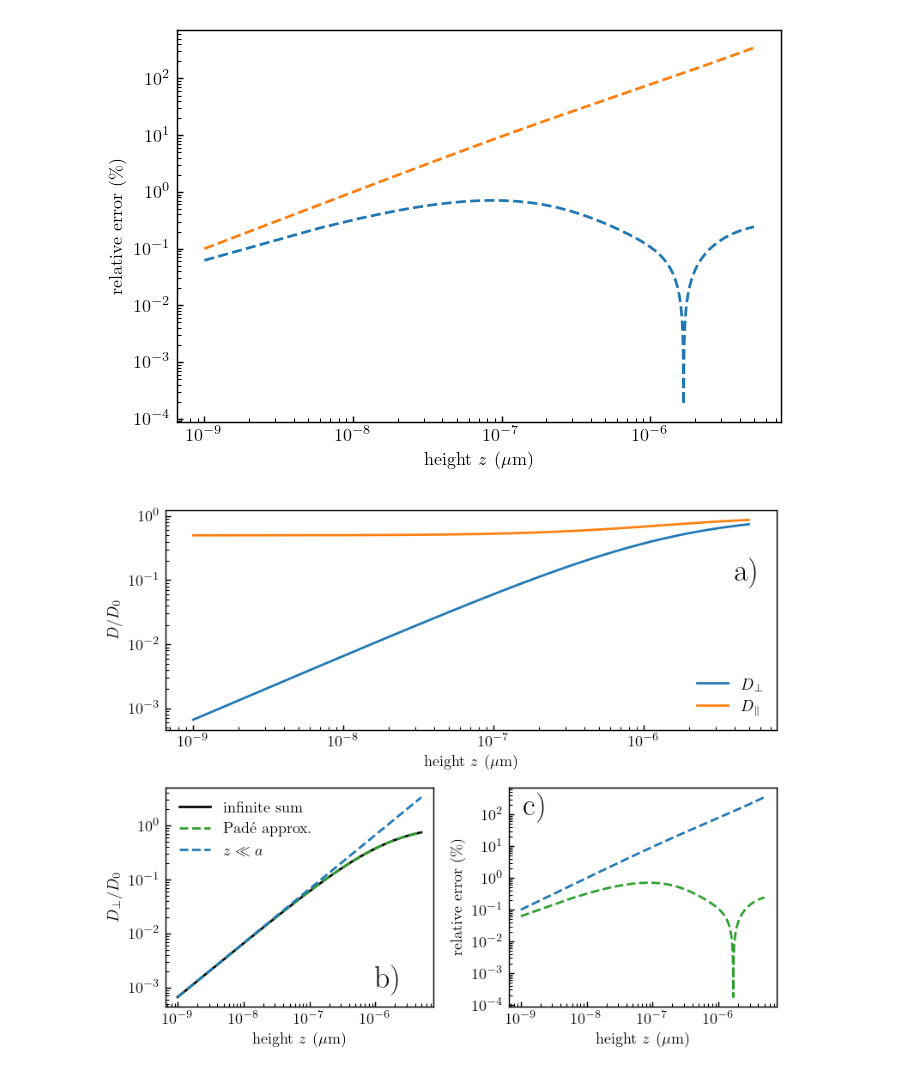
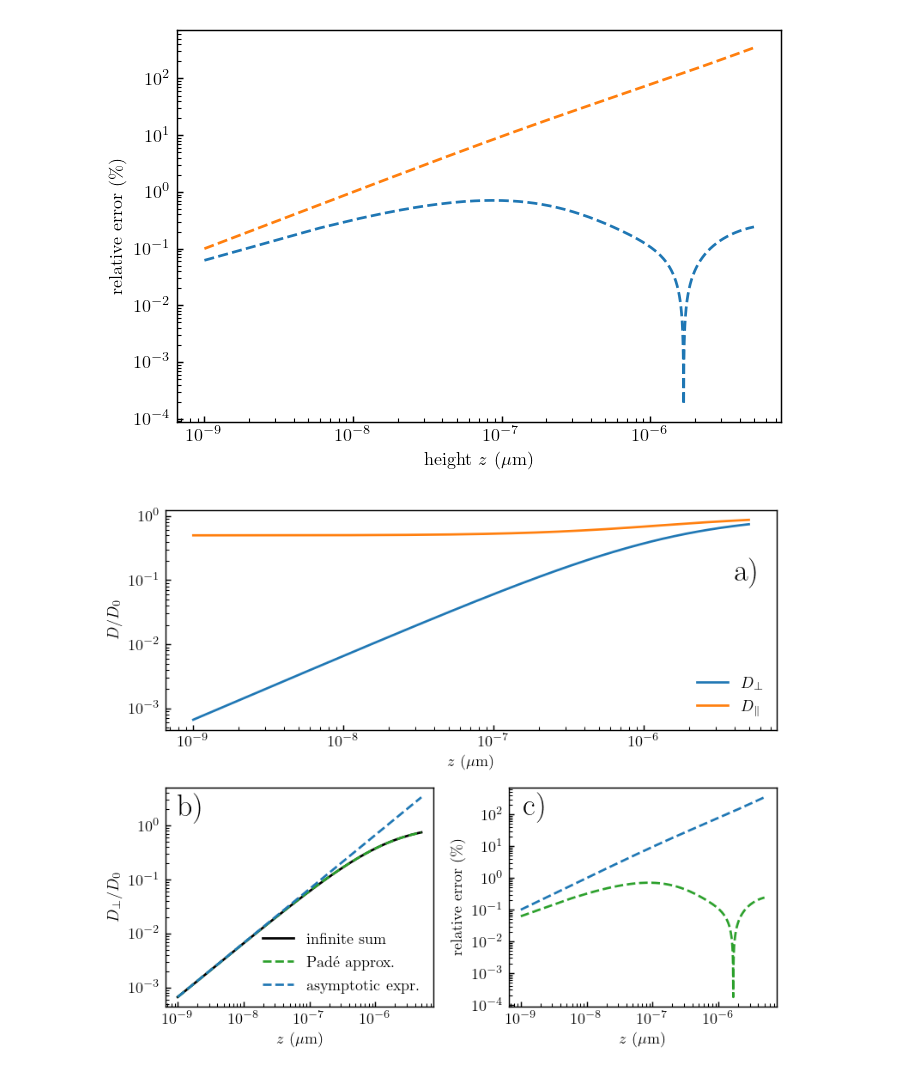
Before and after one commit to eXpensia/Confined-Brownian-Motion, a Jupyter notebook: 02_body/chapter3/images/theory_lambda/Untitled.ipynb, the cells around one changed output. Cells and saved outputs as stored; diff of their text form; code cells hidden in the pictures.

```diff
--- a/02_body/chapter3/images/theory_lambda/Untitled.ipynb
+++ b/02_body/chapter3/images/theory_lambda/Untitled.ipynb
@@ -104,11 +104,11 @@ fig.add_subplot(gs[1,0])
 
 plt.plot(zs, D/ D0, label = "infinite sum", color = "k")
 plt.plot(zs, D_pade/ D0, "--", label="Padé approx.", color="tab:green")
-plt.loglog(zs, D_small / D0, "--", label = "$z \ll a$")
-plt.xlabel("height $z$ ($\mu$m)")
+plt.loglog(zs, D_small / D0, "--", label = "asymptotic expr.")
+plt.xlabel("$z$ ($\mu$m)")
 plt.ylabel("$D_\\bot / D_0$")
 plt.legend(frameon=False)
-plt.text(1e-6, 1e-3, "b)", fontsize=20)
+plt.text(1e-9, 1.5, "b)", fontsize=20)
 
 
 fig.add_subplot(gs[1,1])
@@ -116,7 +116,7 @@ fig.add_subplot(gs[1,1])
 
 plt.plot(zs, relat_D_pade, "--", color="tab:green")
 plt.loglog(zs, relat_D_small, "--")
-plt.xlabel("height $z$ ($\mu$m)")
+plt.xlabel("$z$ ($\mu$m)")
 plt.ylabel("relative error ($\%$)")
 
 plt.text(1.1e-9, 100, "c)", fontsize=20)
@@ -126,32 +126,32 @@ ax = plt.gca()
 locmaj = mpl.ticker.LogLocator(base=10.0, subs=(1.0, ), numticks=100)
 ax.yaxis.set_major_locator(locmaj)
 locmin = mpl.ticker.LogLocator(base=10.0, subs=np.arange(2, 10) * .1,
                                       numticks=100)
 ax.yaxis.set_minor_locator(locmin)
 ax.yaxis.set_minor_formatter(mpl.ticker.NullFormatter())
 
 
 
 fig.add_subplot(gs[0,:])
 
 plt.loglog(zs, D / D0, label = "$D_\\bot$",)
 plt.plot(zs, Dx / D0, label = "$D_\\parallel$",)
 plt.legend(frameon=False)
-plt.xlabel("height $z$ ($\mu$m)")
+plt.xlabel("$z$ ($\mu$m)")
 plt.ylabel("$D / D_0$")
 ax = plt.gca()
 locmaj = mpl.ticker.LogLocator(base=10.0, subs=(1.0, ), numticks=100)
 ax.yaxis.set_major_locator(locmaj)
 locmin = mpl.ticker.LogLocator(base=10.0, subs=np.arange(2, 10) * .1,
                                       numticks=100)
 ax.yaxis.set_minor_locator(locmin)
 ax.yaxis.set_minor_formatter(mpl.ticker.NullFormatter())
 
 plt.text(4e-6, 1e-1, "a)", fontsize=20)
 
 
 plt.tight_layout()
 
 plt.savefig("hindered_diffusion.pdf")
 # %% [output]
-[figure, old version]
+[figure, new version]
```
Also changed, not shown: parts of 1 cell of this notebook, 15 other files.
